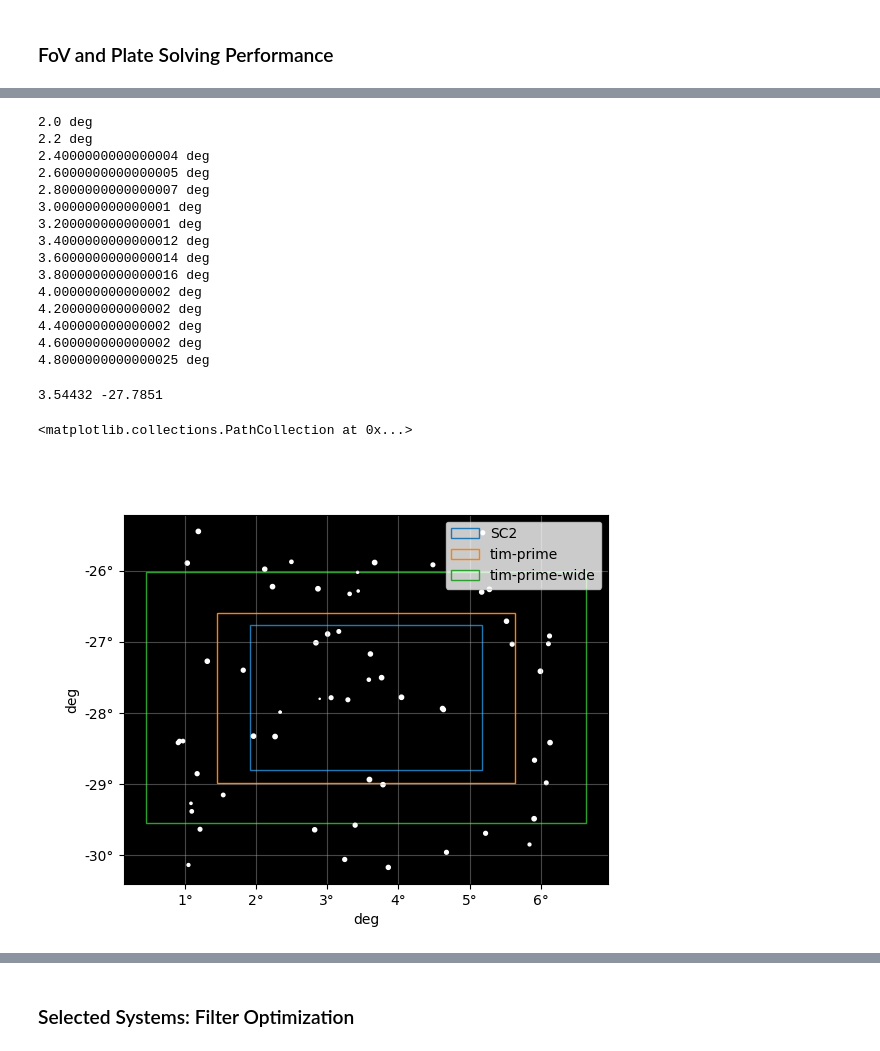
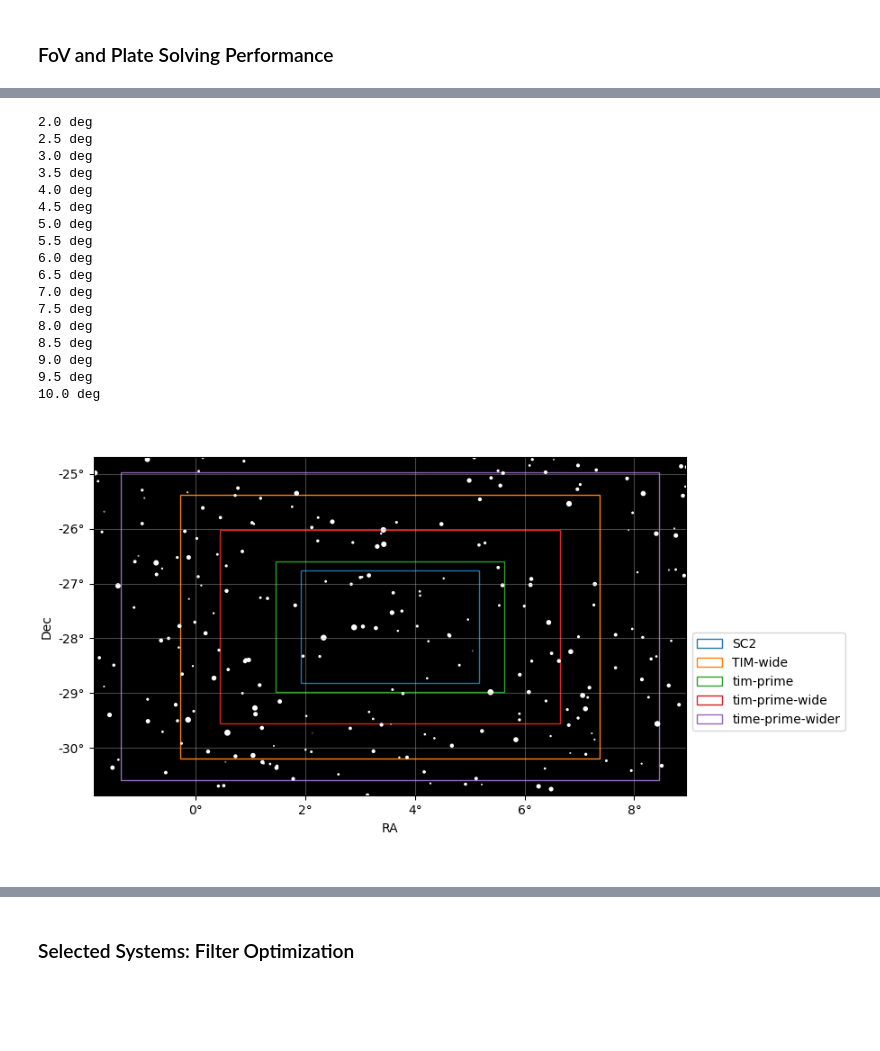
Before and after one commit to evanmayer/starcam-sim, a Jupyter notebook: starcam_trade_study.ipynb, the cells around one changed output, grey strips where cells are left out. Drawn from its saved outputs; the diff is of its cells as text; code cells hidden in the pictures; blank space fills up the shorter version.

```diff
--- a/starcam_trade_study.ipynb
+++ b/starcam_trade_study.ipynb
@@ -382,20 +438,13 @@ swir-ultrawide: [10.09453366  8.08314797] deg -> 81.59560924144688 deg2 -> 40.79
 # %%
-# get properties of stars near GOODS-S
-fovs = np.arange(2, 5, 0.2) * u.deg
+region = coord.SkyCoord(ra='3:32:39.55', dec='-27d47m6.40s', unit=(u.deg, u.deg), frame='icrs')
+# region = coord.SkyCoord(ra='4:38:12.7', dec='21d39m05.2s', unit=(u.deg, u.deg), frame='icrs')
+fovs = np.arange(2, 10.5, 0.5) * u.deg
 xs = []
 hitss = []
 ecdfs = []
 for fov in fovs:
-    # astrometry.net 4100 index file is Tycho-2.
-    query = Vizier(
-        columns=['RAmdeg', 'DEmdeg', 'BTmag', 'VTmag'],
-        column_filters={'VTmag' : f'<{9.5}'},
-        row_limit=10000
-    )
-    region = coord.SkyCoord(ra='3:32:39.55', dec='-27:47:6.40', unit=(u.deg, u.deg), frame='icrs')
-    table = query.query_region(region, width=fov, catalog='I/259/tyc2')[0]
-    table.sort('VTmag')
-    hits = table[:1000]['VTmag']
+    table = get_tycho_stars(region, fov, fov, mag_limit=10, nlimit=1000)
+    hits = table['VTmag']
     hitss.append(hits)
     # https://stackoverflow.com/a/75545886
     x, CDF_counts = np.unique(hits, return_counts = True)
@@ -407,44 +456,55 @@ for fov in fovs:
     time.sleep(1)
 # %% [output]
 2.0 deg
-2.2 deg
-2.4000000000000004 deg
-2.6000000000000005 deg
-2.8000000000000007 deg
-3.000000000000001 deg
-3.200000000000001 deg
-3.4000000000000012 deg
-3.6000000000000014 deg
-3.8000000000000016 deg
-4.000000000000002 deg
-4.200000000000002 deg
-4.400000000000002 deg
-4.600000000000002 deg
-4.8000000000000025 deg
+2.5 deg
+3.0 deg
+3.5 deg
+4.0 deg
+4.5 deg
+5.0 deg
+5.5 deg
+6.0 deg
+6.5 deg
+7.0 deg
+7.5 deg
+8.0 deg
+8.5 deg
+9.0 deg
+9.5 deg
+10.0 deg
-# %%
-print(region.to_string(style='decimal'))
-# %% [output]
-3.54432 -27.7851
 # %%
-fig, ax = plt.subplots()
+fig, ax = plt.subplots(figsize=(9,5))
 ax.set_facecolor('k')
-for i, cam in enumerate([SC2, tim_prime, tim_prime_wide]):
+for i, cam in enumerate([SC2, tim_wide, tim_prime, tim_prime_wide, tim_prime_wider]):
     rect = Rectangle(
         ((region.ra - cam.fov[0]/2).value, (region.dec-cam.fov[1]/2).value),
         cam.fov[0].value,
         cam.fov[1].value,
         facecolor='none',
         edgecolor=f'C{i}',
         label=cam.name
     )
     ax.add_artist(rect)
-ax.grid(alpha=0.4)
+ax.scatter(region.ra, region.dec, color='k', marker='+')
+
+table = get_tycho_stars(region, fov, fov, mag_limit=10, nlimit=1000)
+ra_wrapped = ((table['RAmdeg'] + 180.) % 360.) - 180.
+ax.scatter(
+    ra_wrapped,
+    table['DEmdeg'],
+    # c=table['VTmag'],
+    s=15 - 15*(table['VTmag'] - table['VTmag'].min())/ (table['VTmag'].max() - table['VTmag'].min()),
+    # cmap='bone_r'
+    color='w'
+)
+
 ax.relim()
 ax.autoscale_view()
+ax.set_xlabel('RA')
+ax.set_ylabel('Dec')
+ax.grid(alpha=0.4)
 ax.set_aspect('equal')
-ax.legend()
-ax.scatter(region.ra, region.dec, color='k', marker='+')
-ax.scatter(table['RAmdeg'], table['DEmdeg'], s=10*(table['VTmag'] - table['VTmag'].min())/ (table['VTmag'].max() - table['VTmag'].min()), color='w')
+ax.legend(bbox_to_anchor=(1, 0.5))
+fig.tight_layout()
 # %% [output]
-<matplotlib.collections.PathCollection at 0x...>
-[figure, old version]
+[figure, new version]
```
Also changed, not shown: parts of 19 cells of this notebook, 2 other files.
